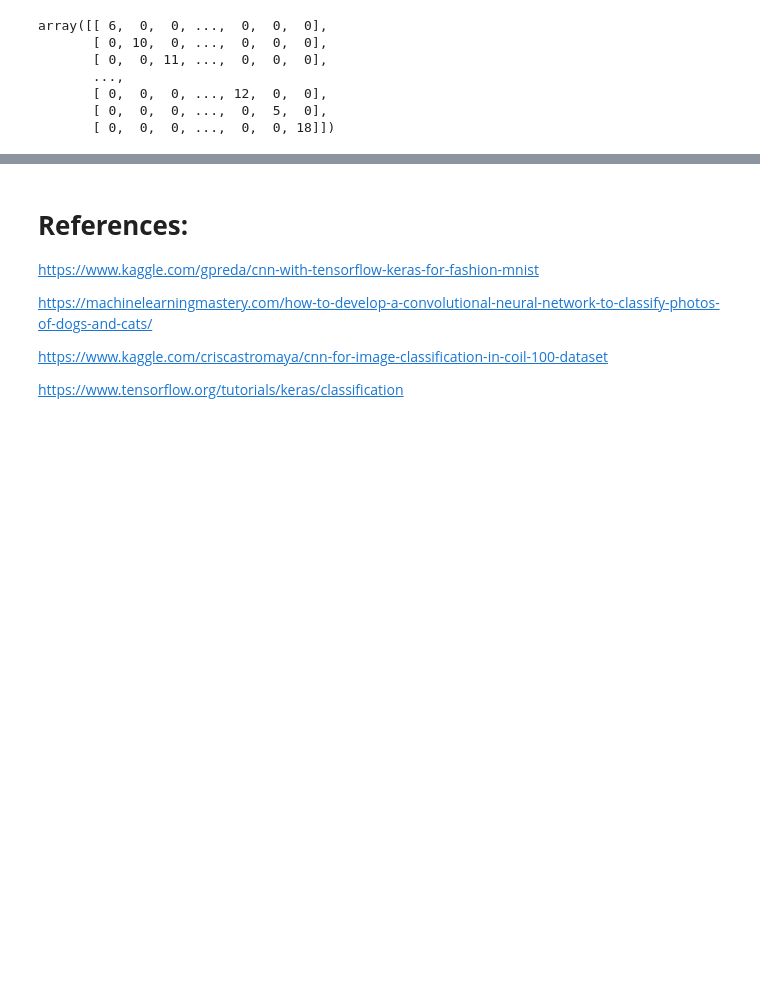
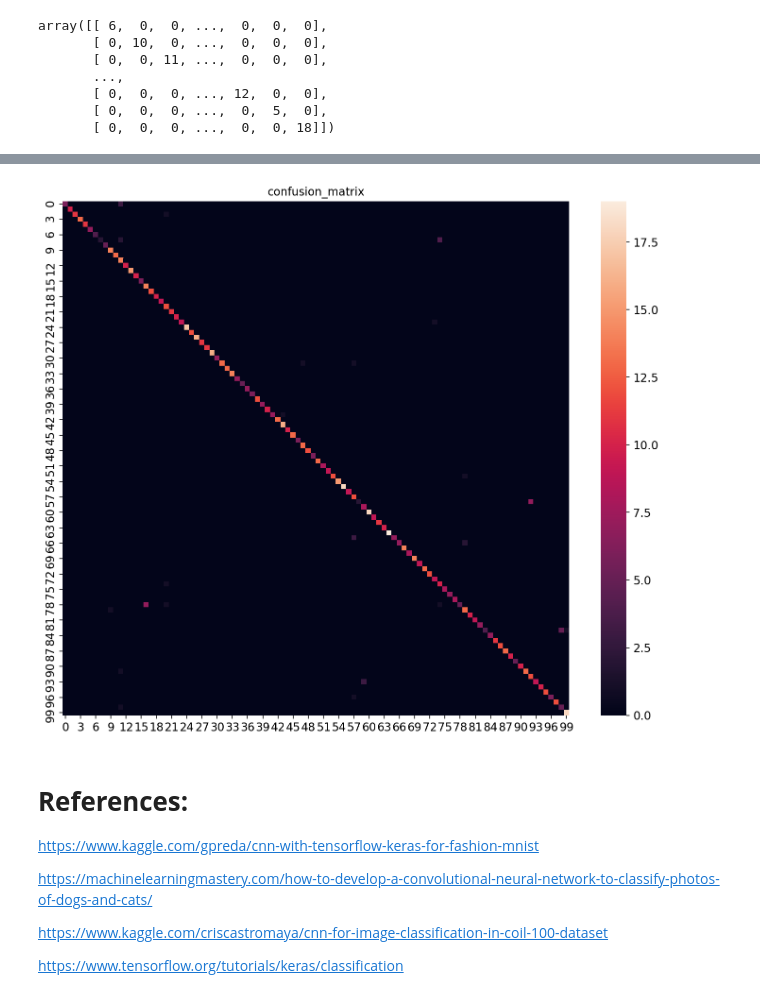
Before and after one commit to fsclsnow/AML, a Jupyter notebook: Project7_CNN_Team2.ipynb, the cells around one changed output, grey strips where cells are left out. Saved outputs shown, nothing was run; the diff lists cells and outputs as text; code cells hidden in the pictures; blank space fills up the shorter version.

```diff
--- a/Project7_CNN_Team2.ipynb
+++ b/Project7_CNN_Team2.ipynb
@@ -322,4 +323,16 @@ plt.show()
 [figure]
+# %%
+import seaborn as sns
+%config InlineBackend.figure_format = 'retina'
+def plot_cm(y,y_predict,name):
+    plt.figure(figsize=(13, 10))
+    sns.heatmap(confusion_matrix(y,y_predict) )
+    plt.title(name)
+    plt.show()
+# %%
+plot_cm(y_real, prediction,"confusion_matrix")
+# %% [output]
+[figure, added]
 # %% [markdown]
 # **References:**
 
```
Also changed, not shown: parts of 1 cell of this notebook.
